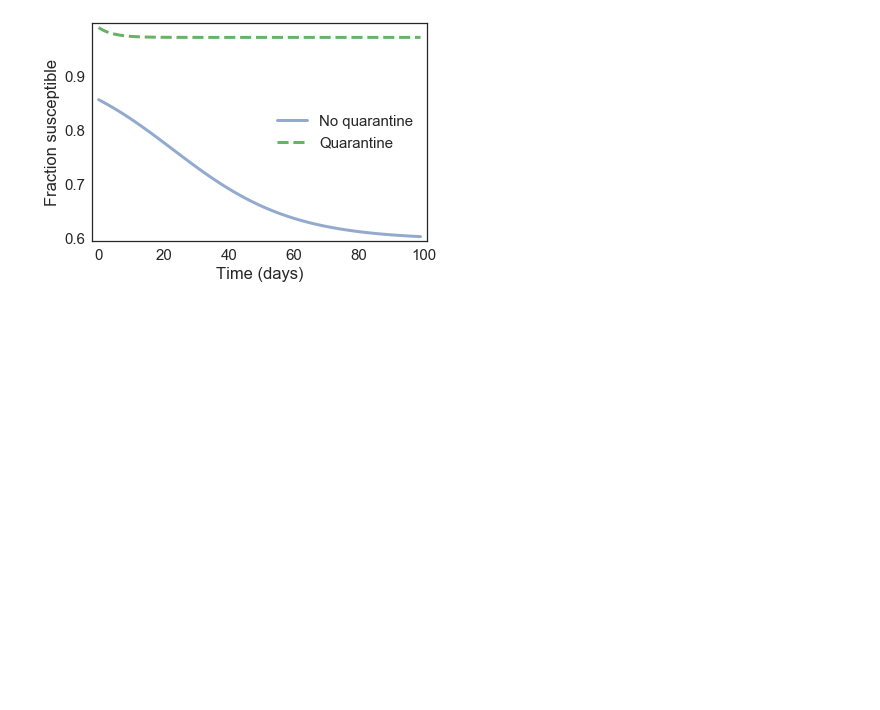
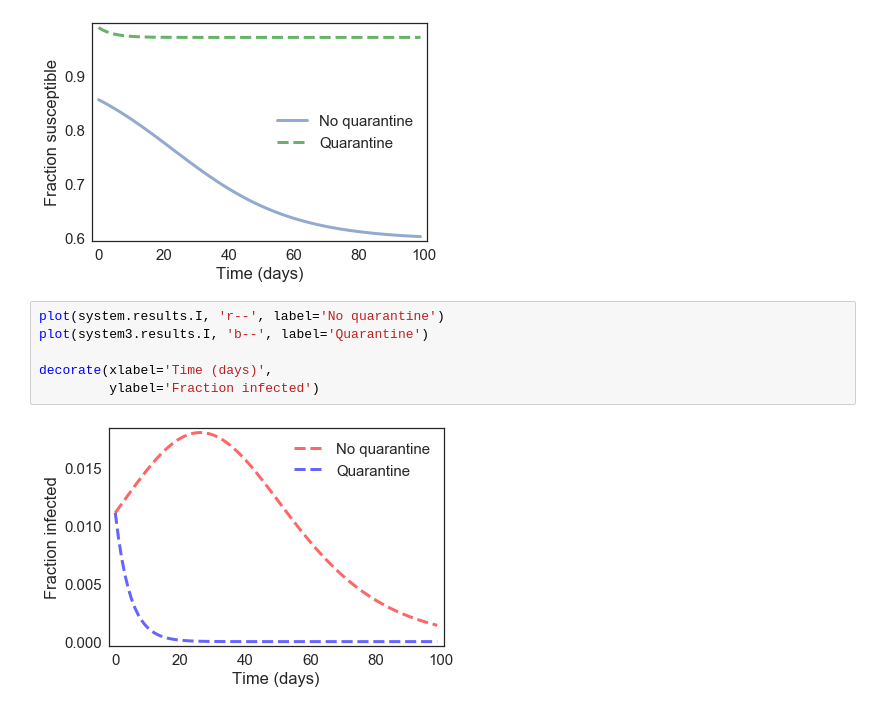
Before and after one commit to cusaitech/ModSimPy, a Jupyter notebook: code/chap05mine.ipynb, the cells around one changed output. Drawn from its saved outputs; the diff is of its cells as text; blank space fills up the shorter version.

```diff
--- a/code/chap05mine.ipynb
+++ b/code/chap05mine.ipynb
@@ -755,3 +754,11 @@ decorate(xlabel='Time (days)',
          ylabel='Fraction susceptible')
 # %% [output]
 [figure]
+# %%
+plot(system.results.I, 'r--', label='No quarantine')
+plot(system3.results.I, 'b--', label='Quarantine')
+
+decorate(xlabel='Time (days)',
+         ylabel='Fraction infected')
+# %% [output]
+[figure, added]
```
Also changed, not shown: parts of 1 cell of this notebook, 22 other files.
